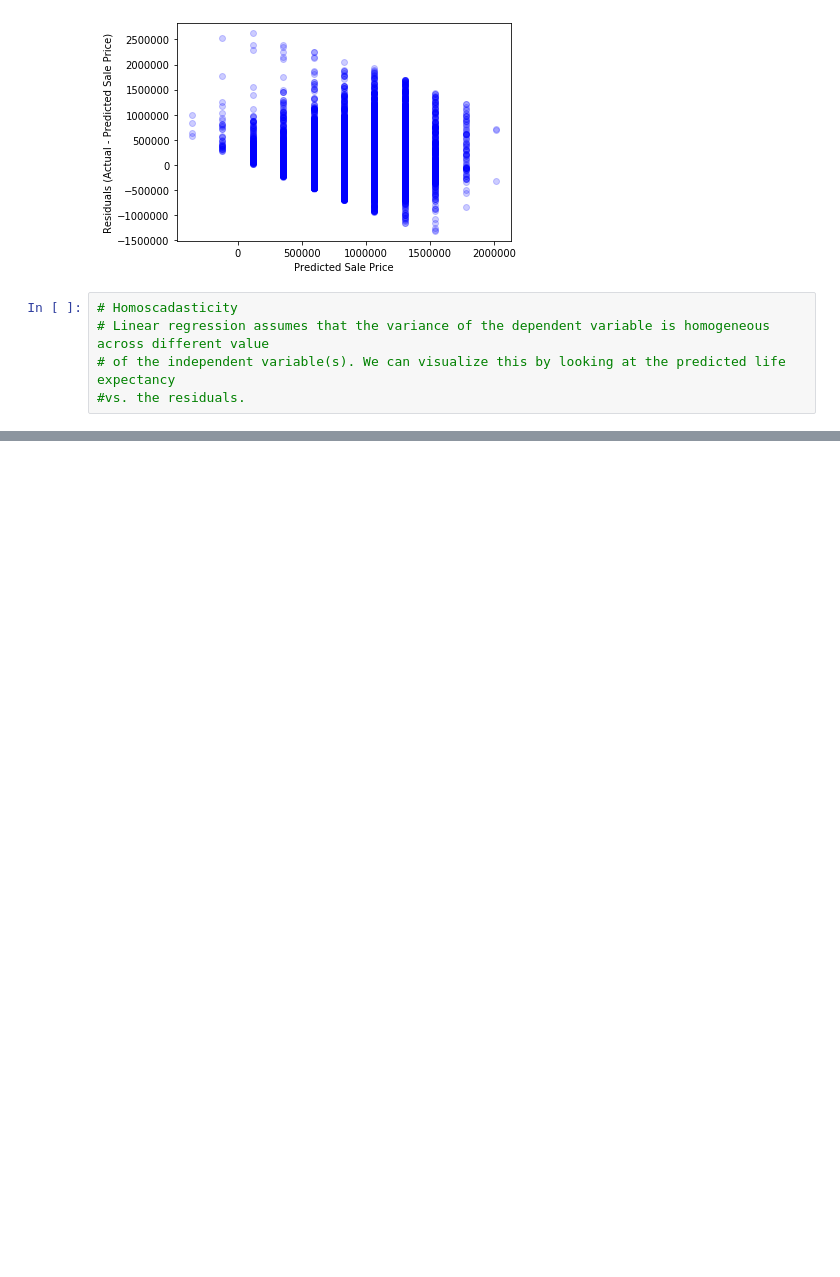
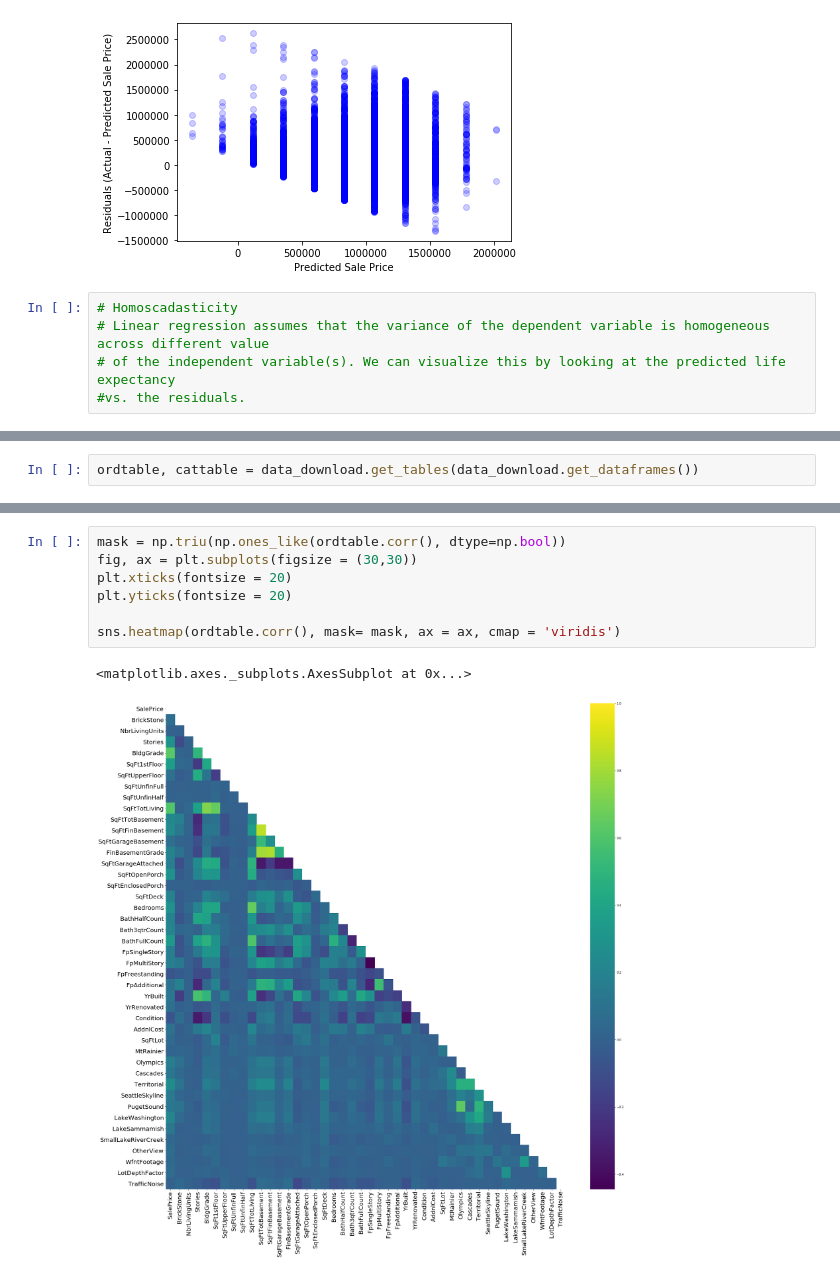
Before and after one commit to Jaccomando/phase_2_project_chicago-sf-seattle-ds-082420, a Jupyter notebook: exploratory/Jeff_Final_Data_EDA.ipynb, the cells around one changed output, grey strips where cells are left out. Drawn from its saved outputs; the diff is of its cells as text; blank space fills up the shorter version.

```diff
--- a/exploratory/Jeff_Final_Data_EDA.ipynb
+++ b/exploratory/Jeff_Final_Data_EDA.ipynb
@@ -272,0 +429,2 @@ ax2.scatter(x=y_hat, y=y-y_hat, color="blue", alpha=0.2);
+# %%
+ordtable, cattable = data_download.get_tables(data_download.get_dataframes())
@@ -272,0 +441,10 @@ ax2.scatter(x=y_hat, y=y-y_hat, color="blue", alpha=0.2);
+# %%
+mask = np.triu(np.ones_like(ordtable.corr(), dtype=np.bool))
+fig, ax = plt.subplots(figsize = (30,30))
+plt.xticks(fontsize = 20)
+plt.yticks(fontsize = 20)
+
+sns.heatmap(ordtable.corr(), mask= mask, ax = ax, cmap = 'viridis')
+# %% [output]
+<matplotlib.axes._subplots.AxesSubplot at 0x...>
+[figure, added]
```
Also changed, not shown: parts of 26 cells of this notebook, 1 other file.
